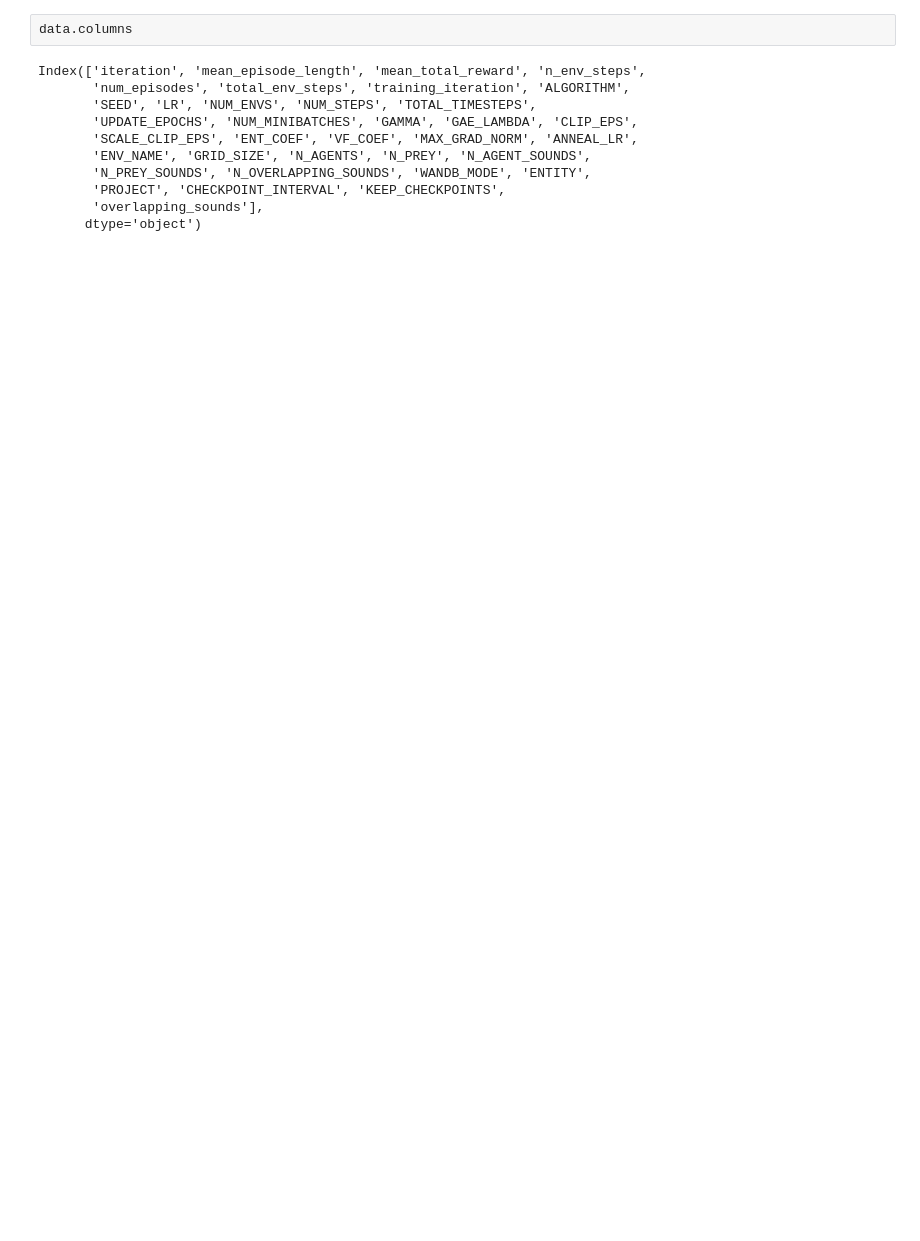
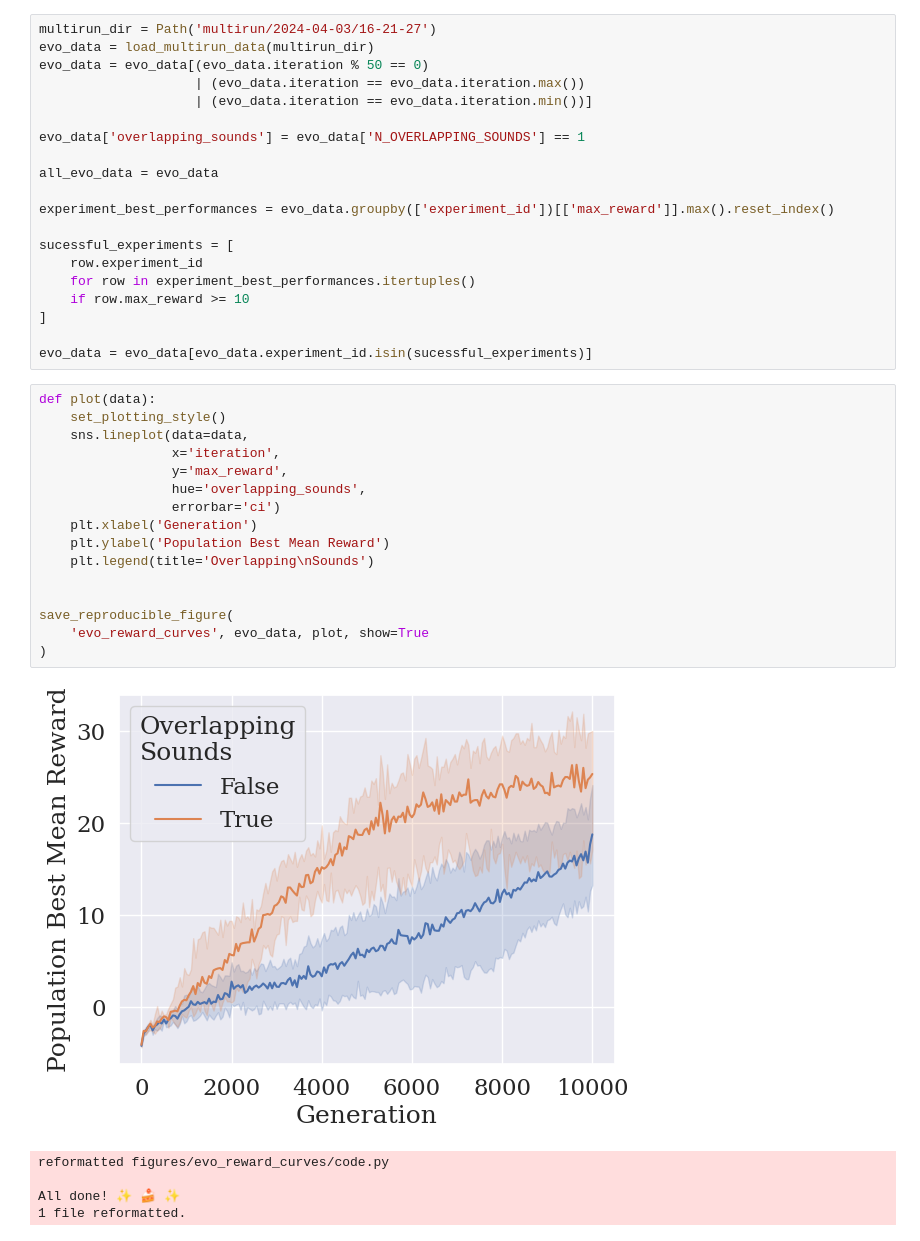
Before and after one commit to DylanCope/evo-comm, a Jupyter notebook: notebooks/Plots.ipynb, the cells around one changed output. Cells and saved outputs as stored; diff of their text form; blank space fills up the shorter version.

```diff
--- a/notebooks/Plots.ipynb
+++ b/notebooks/Plots.ipynb
@@ -31,13 +31,42 @@ data['overlapping_sounds'] = data['N_OVERLAPPING_SOUNDS'] == 5
-# %%
-data.columns
-# %% [output]
-Index(['iteration', 'mean_episode_length', 'mean_total_reward', 'n_env_steps',
-       'num_episodes', 'total_env_steps', 'training_iteration', 'ALGORITHM',
-       'SEED', 'LR', 'NUM_ENVS', 'NUM_STEPS', 'TOTAL_TIMESTEPS',
-       'UPDATE_EPOCHS', 'NUM_MINIBATCHES', 'GAMMA', 'GAE_LAMBDA', 'CLIP_EPS',
-       'SCALE_CLIP_EPS', 'ENT_COEF', 'VF_COEF', 'MAX_GRAD_NORM', 'ANNEAL_LR',
-       'ENV_NAME', 'GRID_SIZE', 'N_AGENTS', 'N_PREY', 'N_AGENT_SOUNDS',
-       'N_PREY_SOUNDS', 'N_OVERLAPPING_SOUNDS', 'WANDB_MODE', 'ENTITY',
-       'PROJECT', 'CHECKPOINT_INTERVAL', 'KEEP_CHECKPOINTS',
-       'overlapping_sounds'],
-      dtype='object')
+# %%
+multirun_dir = Path('multirun/2024-04-03/16-21-27')
+evo_data = load_multirun_data(multirun_dir)
+evo_data = evo_data[(evo_data.iteration % 50 == 0)
+                    | (evo_data.iteration == evo_data.iteration.max())
+                    | (evo_data.iteration == evo_data.iteration.min())]
+
+evo_data['overlapping_sounds'] = evo_data['N_OVERLAPPING_SOUNDS'] == 1
+
+all_evo_data = evo_data
+
+experiment_best_performances = evo_data.groupby(['experiment_id'])[['max_reward']].max().reset_index()
+
+sucessful_experiments = [
+    row.experiment_id
+    for row in experiment_best_performances.itertuples()
+    if row.max_reward >= 10
+]
+
+evo_data = evo_data[evo_data.experiment_id.isin(sucessful_experiments)]
+# %%
+def plot(data):
+    set_plotting_style()
+    sns.lineplot(data=data,
+                 x='iteration',
+                 y='max_reward',
+                 hue='overlapping_sounds',
+                 errorbar='ci')
+    plt.xlabel('Generation')
+    plt.ylabel('Population Best Mean Reward')
+    plt.legend(title='Overlapping\nSounds')
+
+
+save_reproducible_figure(
+    'evo_reward_curves', evo_data, plot, show=True
+)
+# %% [output]
+[figure, added]
+reformatted figures/evo_reward_curves/code.py
+
+All done! ✨ 🍰 ✨
+1 file reformatted.
```
Also changed, not shown: parts of 7 cells of this notebook, 21 other files.
